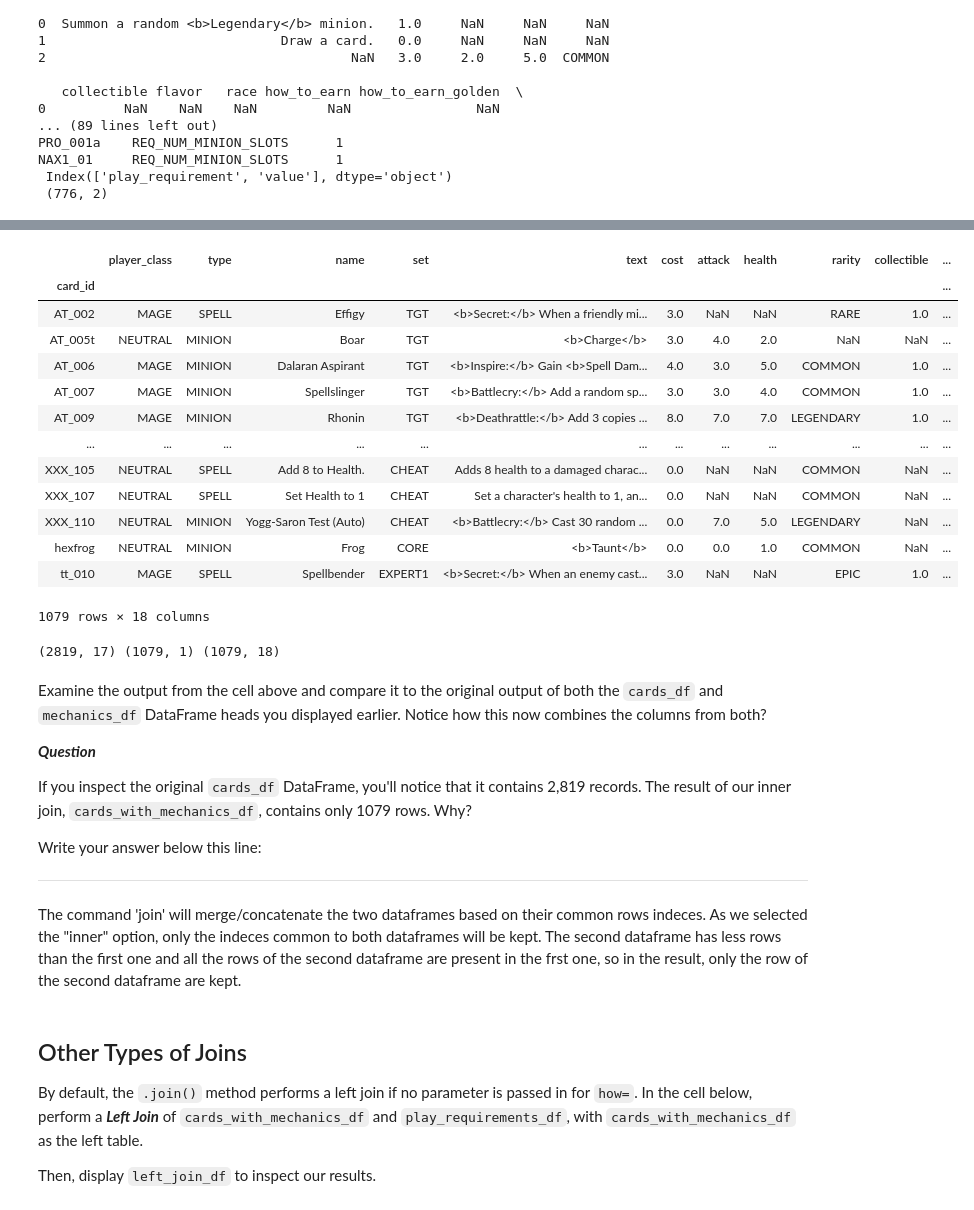
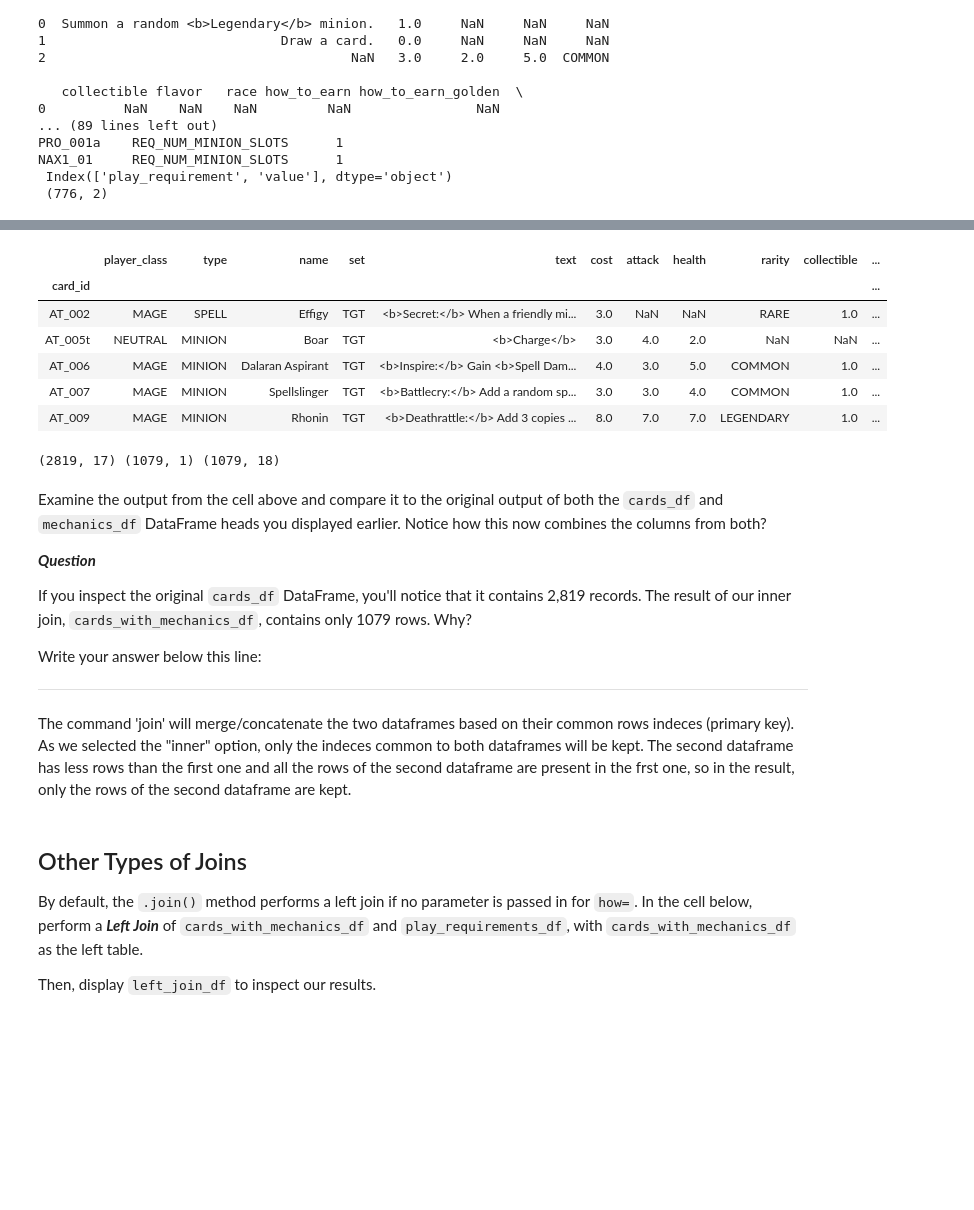
Before and after one commit to poariston/dsc-combining-dataframes-pandas-lab-online-ds-pt-120919, a Jupyter notebook: index.ipynb, the cells around one changed output, grey strips where cells are left out. Cells and saved outputs as stored; diff of their text form; code cells hidden in the pictures; blank space fills up the shorter version.

```diff
--- a/index.ipynb
+++ b/index.ipynb
@@ -302,22 +342,15 @@ Pass in the following parameters:
 * The `how` parameter set to the type of join you want, `'inner'`
 # %%
 cards_with_mechanics_df = cards_df.join(mechanics_df,how = 'inner')
-cards_with_mechanics_df
+cards_with_mechanics_df.head()
 # %% [output]
 |  | player_class | type | name | set | text | cost | attack | health | rarity | collectible | ... |
 | card_id |  |  |  |  |  |  |  |  |  |  | ... |
 | AT_002 | MAGE | SPELL | Effigy | TGT | <b>Secret:</b> When a friendly mi... | 3.0 | NaN | NaN | RARE | 1.0 | ... |
 | AT_005t | NEUTRAL | MINION | Boar | TGT | <b>Charge</b> | 3.0 | 4.0 | 2.0 | NaN | NaN | ... |
 | AT_006 | MAGE | MINION | Dalaran Aspirant | TGT | <b>Inspire:</b> Gain <b>Spell Dam... | 4.0 | 3.0 | 5.0 | COMMON | 1.0 | ... |
 | AT_007 | MAGE | MINION | Spellslinger | TGT | <b>Battlecry:</b> Add a random sp... | 3.0 | 3.0 | 4.0 | COMMON | 1.0 | ... |
 | AT_009 | MAGE | MINION | Rhonin | TGT | <b>Deathrattle:</b> Add 3 copies ... | 8.0 | 7.0 | 7.0 | LEGENDARY | 1.0 | ... |
-| ... | ... | ... | ... | ... | ... | ... | ... | ... | ... | ... | ... |
-| XXX_105 | NEUTRAL | SPELL | Add 8 to Health. | CHEAT | Adds 8 health to a damaged charac... | 0.0 | NaN | NaN | COMMON | NaN | ... |
-| XXX_107 | NEUTRAL | SPELL | Set Health to 1 | CHEAT | Set a character's health to 1, an... | 0.0 | NaN | NaN | COMMON | NaN | ... |
-| XXX_110 | NEUTRAL | MINION | Yogg-Saron Test (Auto) | CHEAT | <b>Battlecry:</b> Cast 30 random ... | 0.0 | 7.0 | 5.0 | LEGENDARY | NaN | ... |
-| hexfrog | NEUTRAL | MINION | Frog | CORE | <b>Taunt</b> | 0.0 | 0.0 | 1.0 | COMMON | NaN | ... |
-| tt_010 | MAGE | SPELL | Spellbender | EXPERT1 | <b>Secret:</b> When an enemy cast... | 3.0 | NaN | NaN | EPIC | 1.0 | ... |
-1079 rows × 18 columns
 # %%
 print( cards_df.shape,
     mechanics_df.shape,
@@ -333,7 +366,7 @@ If you inspect the original `cards_df` DataFrame, you'll notice that it contains
 
 Write your answer below this line:
 ________________________________________________________________________________
-The command 'join' will merge/concatenate the two dataframes based on their common rows indeces. As we selected the "inner" option, only the indeces common to both dataframes will be kept. The second dataframe has less rows than the first one and all the rows of the second dataframe are present in the frst one, so in the result, only the row of the second dataframe are kept.
+The command 'join' will merge/concatenate the two dataframes based on their common rows indeces (primary key). As we selected the "inner" option, only the indeces common to both dataframes will be kept. The second dataframe has less rows than the first one and all the rows of the second dataframe are present in the frst one, so in the result, only the rows of the second dataframe are kept.
 # %% [markdown]
 ## Other Types of Joins
 
```
Also changed, not shown: parts of 13 cells of this notebook.
